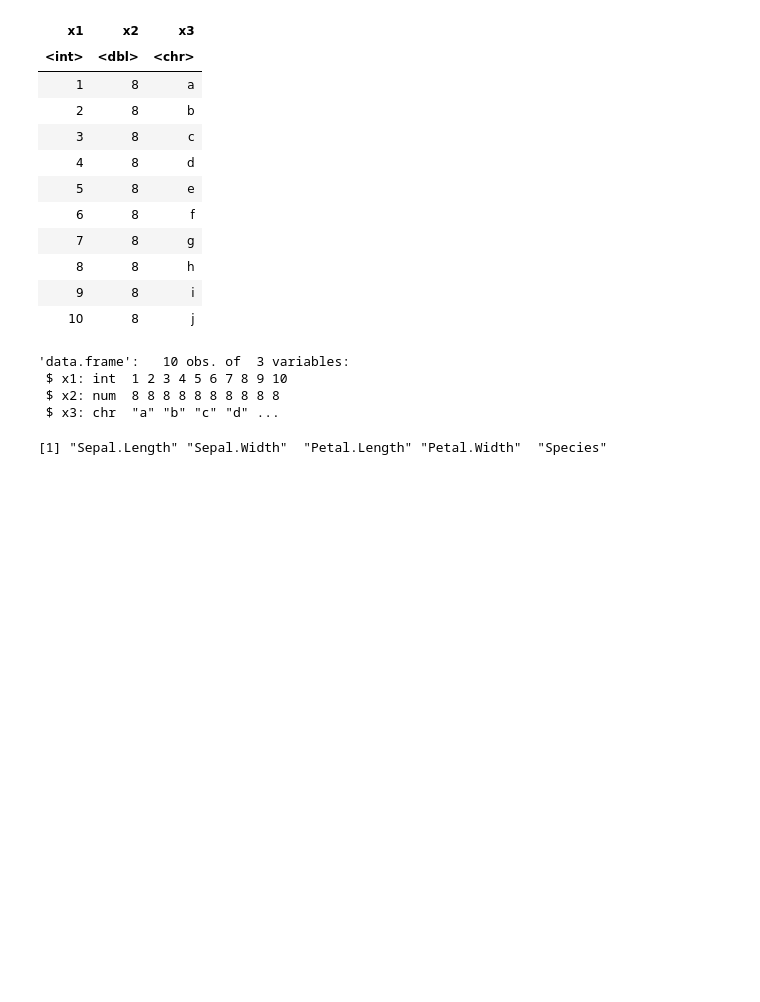
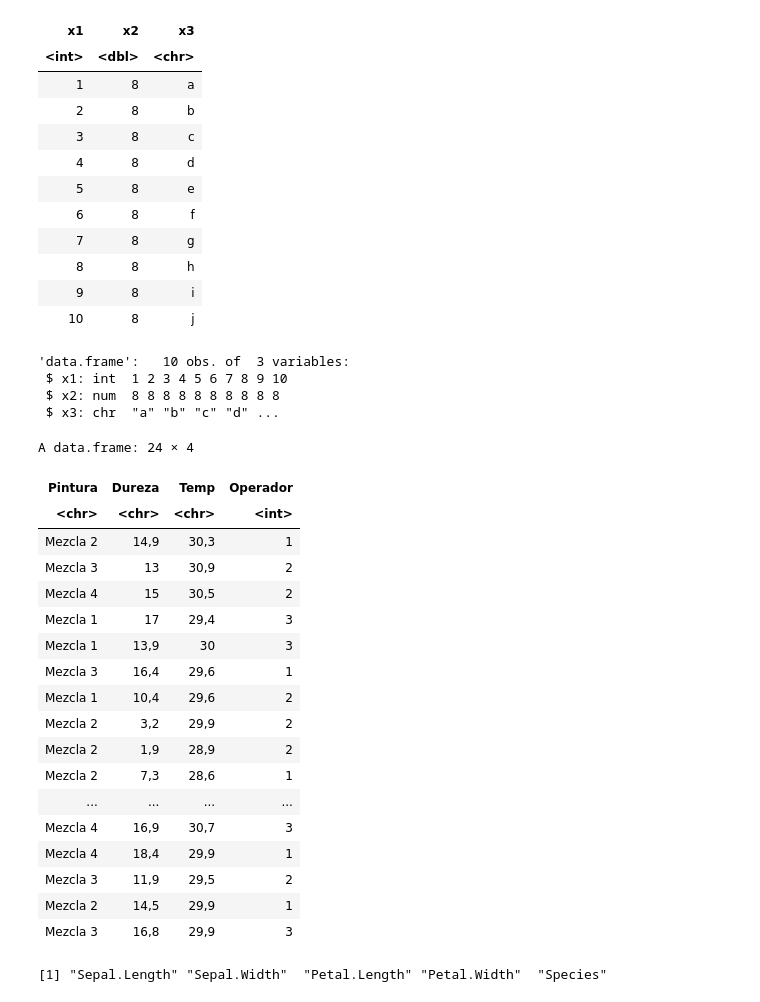
Before and after one commit to kory1395/practicaR, a Jupyter notebook: Practica_en_R.ipynb, the cells around one changed output. Cells and saved outputs as stored; diff of their text form; code cells hidden in the pictures; blank space fills up the shorter version.

```diff
--- a/Practica_en_R.ipynb
+++ b/Practica_en_R.ipynb
@@ -85,7 +85,27 @@ A data.frame: 10 × 3
 # %%
 #Leer bases de datos
 dureza <- read.csv("/content/sample_data/DurezaPintura.csv", header = TRUE, sep=";")
-#dureza
+dureza
+# %% [output]
+A data.frame: 24 × 4
+| Pintura | Dureza | Temp | Operador |
+| <chr> | <chr> | <chr> | <int> |
+| Mezcla 2 | 14,9 | 30,3 | 1 |
+| Mezcla 3 | 13 | 30,9 | 2 |
+| Mezcla 4 | 15 | 30,5 | 2 |
+| Mezcla 1 | 17 | 29,4 | 3 |
+| Mezcla 1 | 13,9 | 30 | 3 |
+| Mezcla 3 | 16,4 | 29,6 | 1 |
+| Mezcla 1 | 10,4 | 29,6 | 2 |
+| Mezcla 2 | 3,2 | 29,9 | 2 |
+| Mezcla 2 | 1,9 | 28,9 | 2 |
+| Mezcla 2 | 7,3 | 28,6 | 1 |
+| ... | ... | ... | ... |
+| Mezcla 4 | 16,9 | 30,7 | 3 |
+| Mezcla 4 | 18,4 | 29,9 | 1 |
+| Mezcla 3 | 11,9 | 29,5 | 2 |
+| Mezcla 2 | 14,5 | 29,9 | 1 |
+| Mezcla 3 | 16,8 | 29,9 | 3 |
 # %%
 
 #Base de datos Iris
```
